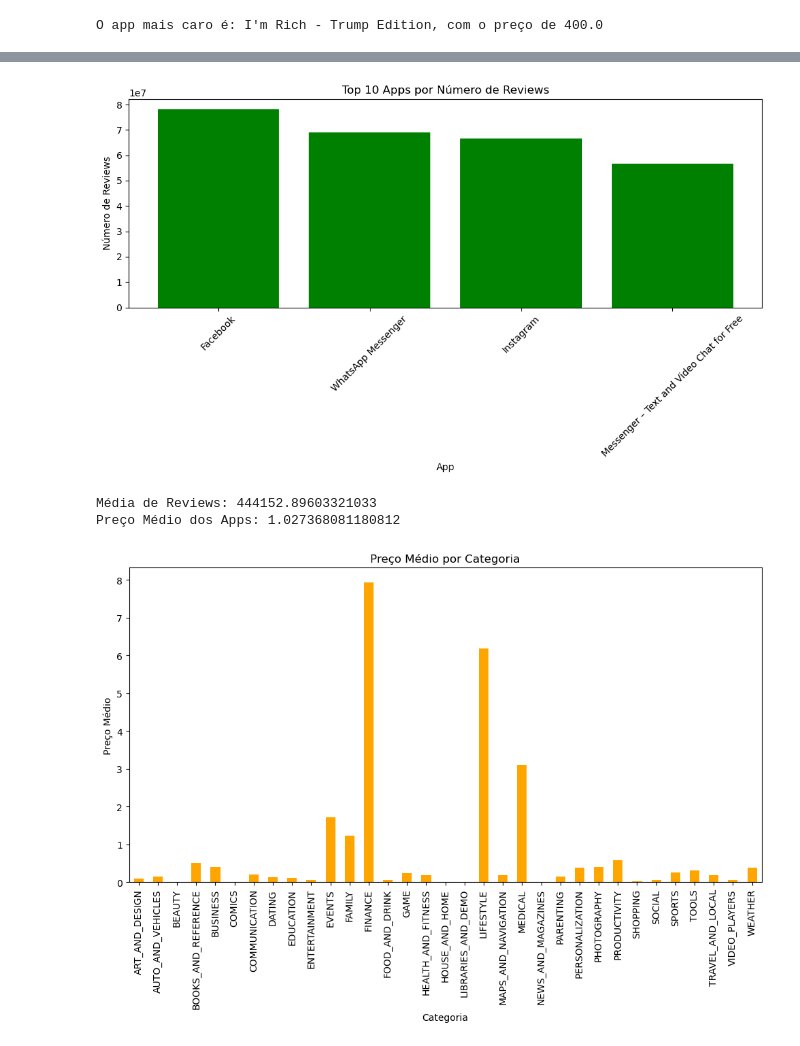
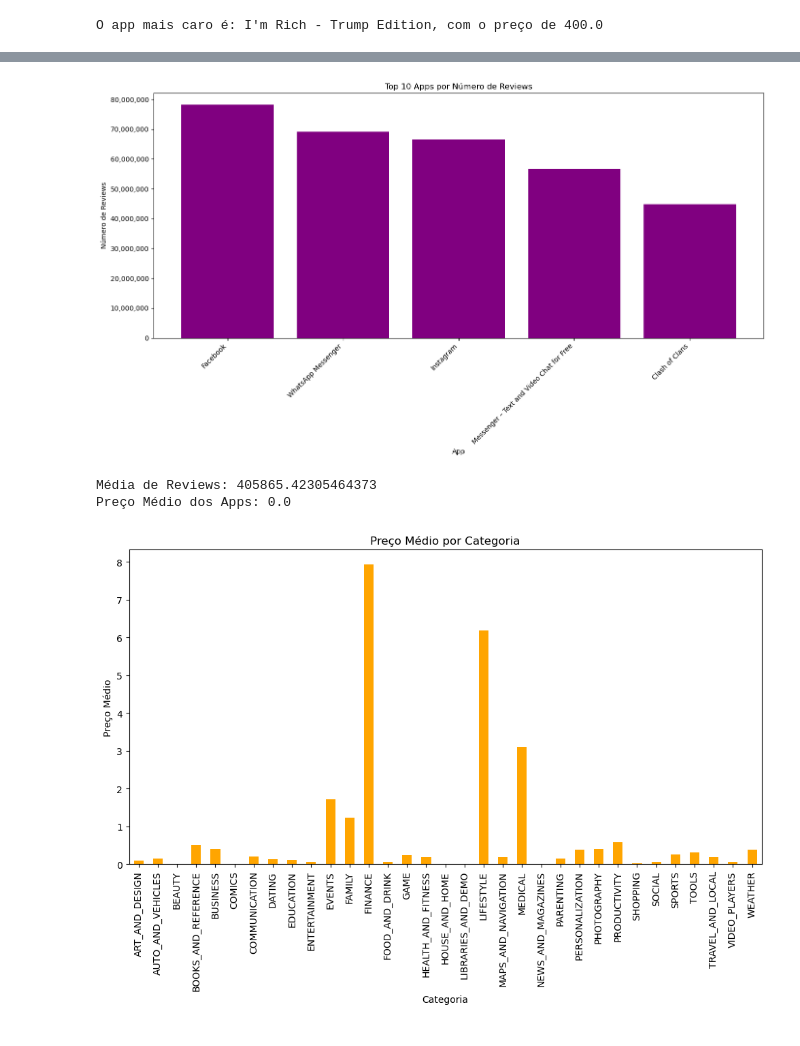
Before and after one commit to isacurci/compass-uol, a Jupyter notebook: Sprint 2/Desafio/desafio.ipynb, the cells around one changed output, grey strips where cells are left out. Drawn from its saved outputs; the diff is of its cells as text; code cells hidden in the pictures.

```diff
--- a/Sprint 2/Desafio/desafio.ipynb
+++ b/Sprint 2/Desafio/desafio.ipynb
@@ -85,33 +146,75 @@ Número de apps com classificação "Mature 17+": 499
 # %%
-# Convert 'Reviews' column to numeric type
-df['Reviews'] = pd.to_numeric(df['Reviews'], errors='coerce')
+import matplotlib.pyplot as plt
+import pandas as pd
+from matplotlib.ticker import StrMethodFormatter
 
-# Selecionar os 10 apps com mais reviews
-top_10_reviews = df.nlargest(10, 'Reviews')
+# Função para limpar a coluna 'Reviews'
+def clean_reviews_column(df: pd.DataFrame, column_name: str = 'Reviews') -> pd.DataFrame:
+    # Copia o DataFrame para não alterar o original
+    df_copy = df.copy()
 
-# Plotar o gráfico de barras
-plt.figure(figsize=(10, 6))
-plt.bar(top_10_reviews['App'], top_10_reviews['Reviews'], color='green')
-plt.title('Top 10 Apps por Número de Reviews')
-plt.xlabel('App')
-plt.ylabel('Número de Reviews')
-plt.xticks(rotation=45)
-plt.tight_layout()  # Added to prevent label cutoff
-plt.show()
+    # Converte para valores numéricos, forçando erro em valores não numéricos (transformando-os em NaN)
+    df_copy[column_name] = pd.to_numeric(df_copy[column_name], errors='coerce')
+
+    # Substitui valores NaN por 0
+    df_copy[column_name] = df_copy[column_name].fillna(0).astype(int)
+
+    return df_copy
+
+# Função para plotar os top N aplicativos por número de reviews
+def plot_top_apps_by_reviews(df: pd.DataFrame,
+                             n: int = 10,
+                             app_col: str = 'App',
+                             reviews_col: str = 'Reviews',
+                             figsize: tuple = (14, 8),
+                             color: str = 'purple') -> None:
+
+    # Seleciona os N aplicativos com maior número de reviews
+    top_n_apps = df.nlargest(n, reviews_col)
+
+    # Cria o gráfico
+    plt.figure(figsize=figsize)  # Define o tamanho da figura
+    plt.bar(top_n_apps[app_col], top_n_apps[reviews_col], color=color)  # Plota as barras
+    plt.title(f'Top {n} Apps por Número de Reviews')  # Título do gráfico
+    plt.xlabel('App')  # Rótulo do eixo X (nomes dos aplicativos)
+    plt.ylabel('Número de Reviews')  # Rótulo do eixo Y (número de reviews)
+
+    # Formatação do eixo Y para evitar notação científica e mostrar números inteiros
+    plt.gca().yaxis.set_major_formatter(StrMethodFormatter('{x:,.0f}'))
+
+    # Rotaciona os rótulos no eixo X para facilitar a leitura
+    plt.xticks(rotation=45, ha="right")
+
+    # Ajusta o layout do gráfico para evitar que algo seja cortado
+    plt.tight_layout()
+
+    # Exibe o gráfico
+    plt.show()
+
+# Limpeza da coluna 'Reviews' e criação do gráfico
+df = clean_reviews_column(df)  # Limpa a coluna 'Reviews'
+plot_top_apps_by_reviews(df)  # Plota o gráfico com os 10 apps com mais reviews
 # %% [output]
-[figure, old version]
+[figure, new version]
 # %%
-# Calcular a média de reviews
+# Garantir que a coluna 'Reviews' seja numérica
+df['Reviews'] = pd.to_numeric(df['Reviews'], errors='coerce')  # Coerce converte valores inválidos para NaN
+
+# Garantir que a coluna 'Price' seja numérica
+df['Price'] = pd.to_numeric(df['Price'], errors='coerce')
+
+# Calcular a média de reviews (ignorar NaN)
 mean_reviews = df['Reviews'].mean()
 
-# Calcular o preço médio dos apps
+# Calcular o preço médio dos apps (ignorando NaN)
 mean_price = df['Price'].mean()
 
+# Exibir os resultados
 print(f'Média de Reviews: {mean_reviews}')
 print(f'Preço Médio dos Apps: {mean_price}')
 # %% [output]
-Média de Reviews: 444152.89603321033
-Preço Médio dos Apps: 1.027368081180812
+Média de Reviews: 405865.42305464373
+Preço Médio dos Apps: 0.0
 # %%
 # Calcular o preço médio por categoria
 category_price = df.groupby('Category')['Price'].mean()
```
Also changed, not shown: parts of 3 cells of this notebook, 3 other files.
